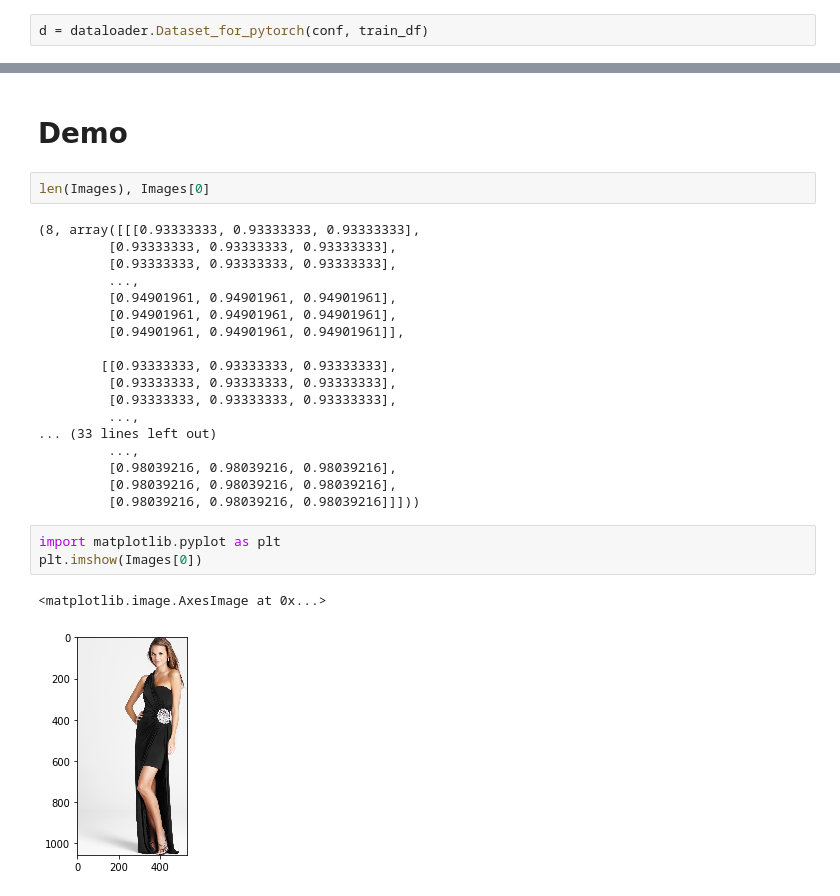
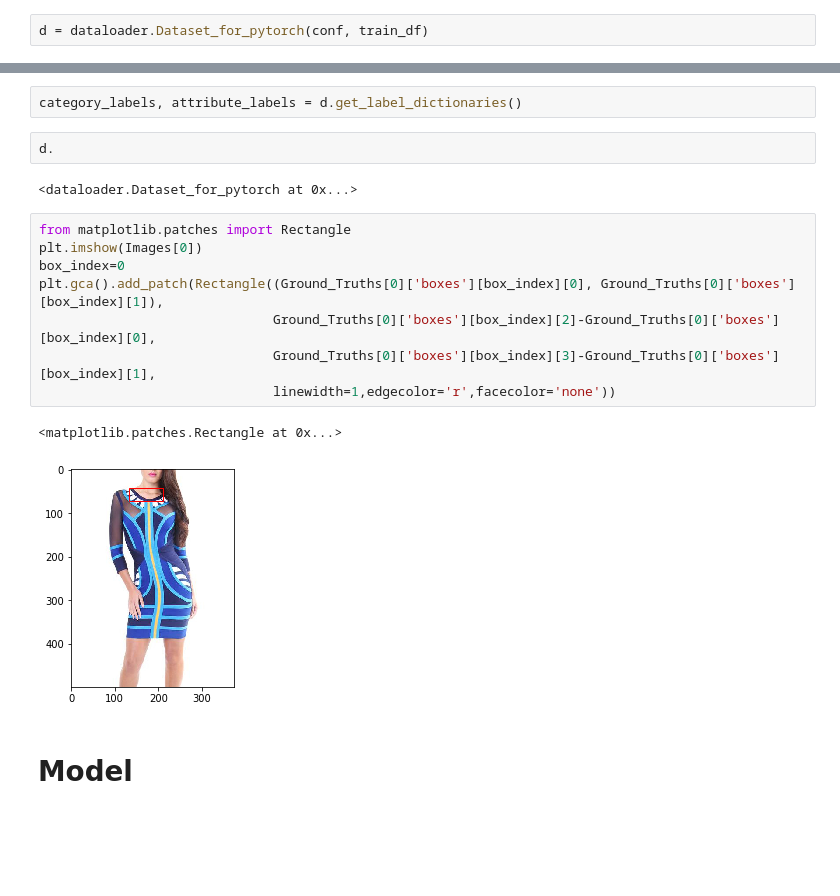
Before and after one commit to jay-chakalasiya/iMaterialist-Fashion-2020-at-FGVC7, a Jupyter notebook: main.ipynb, the cells around one changed output, grey strips where cells are left out. Drawn from its saved outputs; the diff is of its cells as text; blank space fills up the shorter version.

```diff
--- a/main.ipynb
+++ b/main.ipynb
@@ -18,28 +17,19 @@ Images, Ground_Truths, Epoch_Finished = d.get_next_batch(resize=False)
+# %%
+category_labels, attribute_labels = d.get_label_dictionaries()
+# %%
+d.
+# %% [output]
+<dataloader.Dataset_for_pytorch at 0x...>
+# %%
+from matplotlib.patches import Rectangle
+plt.imshow(Images[0])
+box_index=0
+plt.gca().add_patch(Rectangle((Ground_Truths[0]['boxes'][box_index][0], Ground_Truths[0]['boxes'][box_index][1]),
+                              Ground_Truths[0]['boxes'][box_index][2]-Ground_Truths[0]['boxes'][box_index][0],
+                              Ground_Truths[0]['boxes'][box_index][3]-Ground_Truths[0]['boxes'][box_index][1],
+                              linewidth=1,edgecolor='r',facecolor='none'))
+# %% [output]
+<matplotlib.patches.Rectangle at 0x...>
+[figure, added]
 # %% [markdown]
-# Demo
+# Model
-# %%
-len(Images), Images[0]
-# %% [output]
-(8, array([[[0.93333333, 0.93333333, 0.93333333],
-         [0.93333333, 0.93333333, 0.93333333],
-         [0.93333333, 0.93333333, 0.93333333],
-         ...,
-         [0.94901961, 0.94901961, 0.94901961],
-         [0.94901961, 0.94901961, 0.94901961],
-         [0.94901961, 0.94901961, 0.94901961]],
-
-        [[0.93333333, 0.93333333, 0.93333333],
-         [0.93333333, 0.93333333, 0.93333333],
-         [0.93333333, 0.93333333, 0.93333333],
-         ...,
-... (33 lines left out)
-         ...,
-         [0.98039216, 0.98039216, 0.98039216],
-         [0.98039216, 0.98039216, 0.98039216],
-         [0.98039216, 0.98039216, 0.98039216]]]))
-# %%
-import matplotlib.pyplot as plt
-plt.imshow(Images[0])
-# %% [output]
-<matplotlib.image.AxesImage at 0x...>
-[figure, removed]
```
Also changed, not shown: parts of 10 cells of this notebook, 1 other file.
